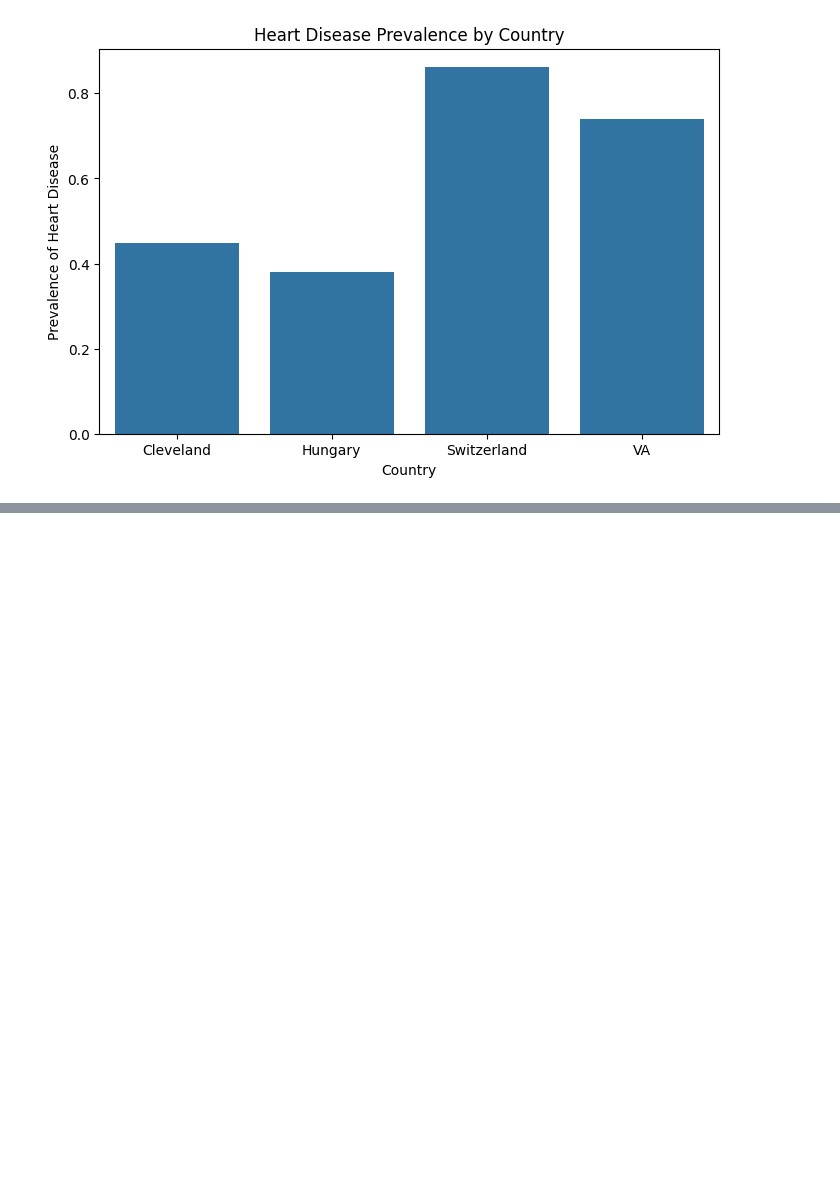
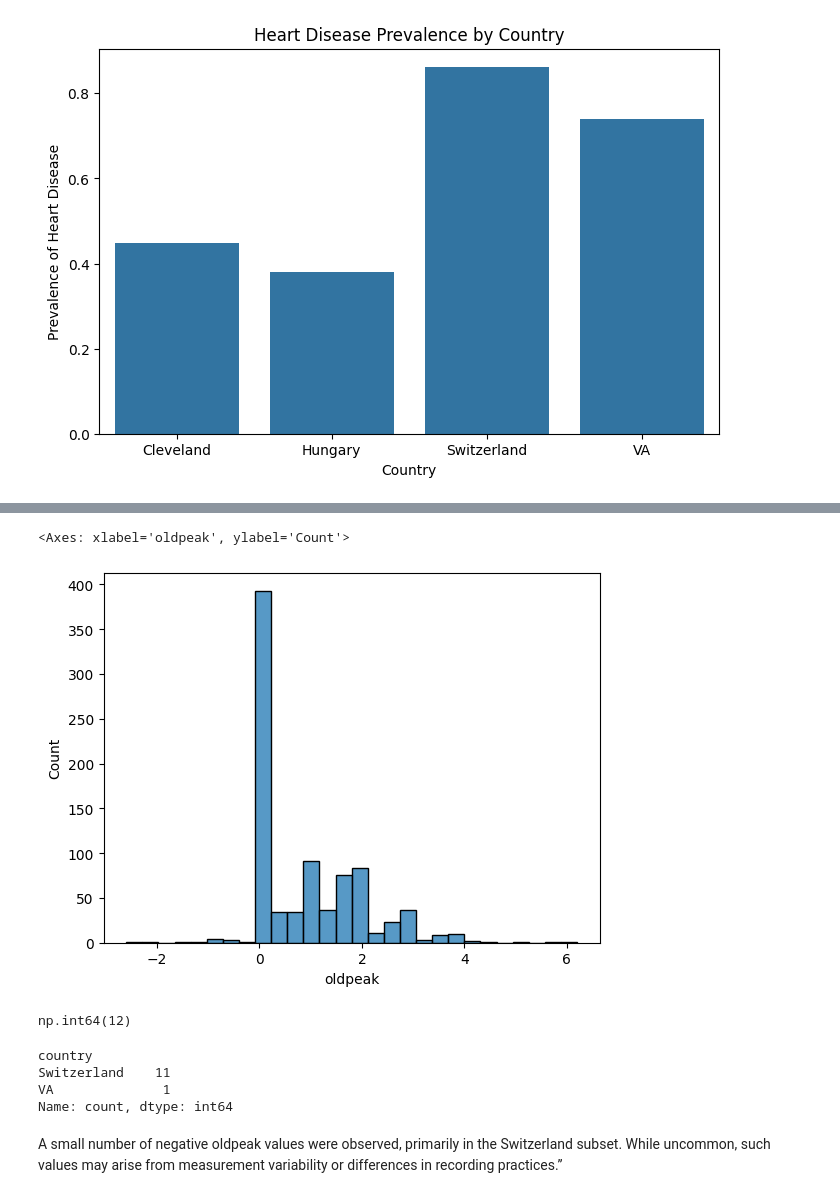
Before and after one commit to JavidNurulu/heart-disease-analysis, a Jupyter notebook: Notebooks/01_data_understanding.ipynb, the cells around one changed output, grey strips where cells are left out. Saved outputs shown, nothing was run; the diff lists cells and outputs as text; code cells hidden in the pictures; blank space fills up the shorter version.

```diff
--- a/Notebooks/01_data_understanding.ipynb
+++ b/Notebooks/01_data_understanding.ipynb
@@ -253,0 +287,18 @@ plt.show()
+# %%
+sns.histplot(df["oldpeak"])
+# %% [output]
+<Axes: xlabel='oldpeak', ylabel='Count'>
+[figure, added]
+# %%
+(df["oldpeak"] < 0).sum()
+# %% [output]
+np.int64(12)
+# %%
+df[df["oldpeak"] < 0]["country"].value_counts()
+# %% [output]
+country
+Switzerland    11
+VA              1
+Name: count, dtype: int64
+# %% [markdown]
+A small number of negative oldpeak values were observed, primarily in the Switzerland subset. While uncommon, such values may arise from measurement variability or differences in recording practices.”
```
Also changed, not shown: parts of 7 cells of this notebook, 2 other files.
